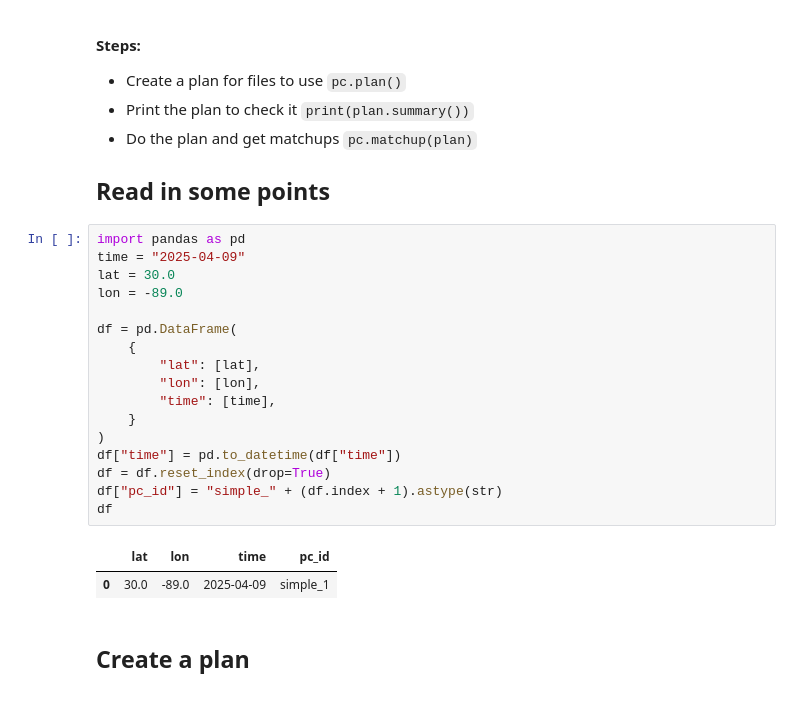
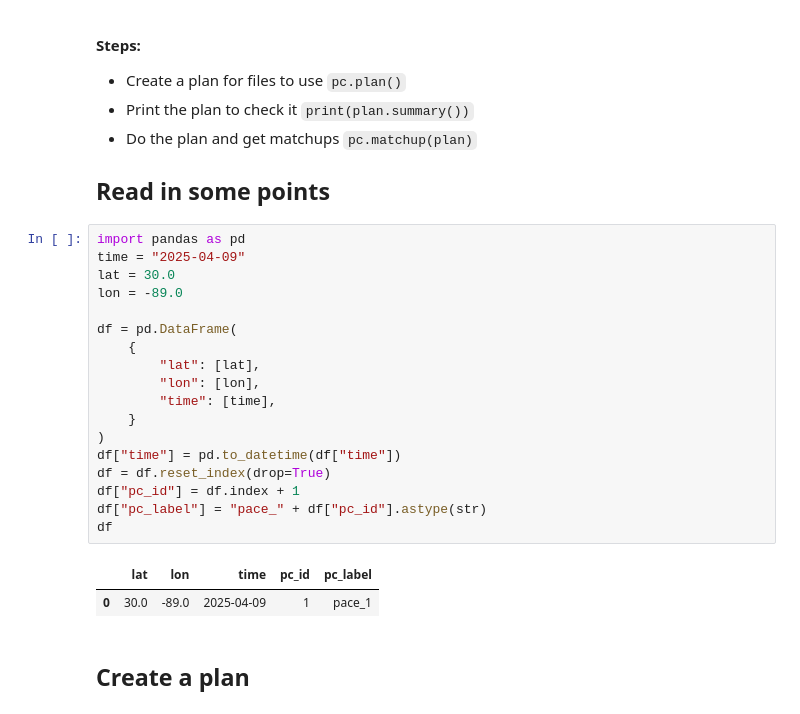
Before and after one commit to fish-pace/point-collocation, a Jupyter notebook: examples/docs_1_pace_l3.ipynb, the cells around one changed output. Saved outputs shown, nothing was run; the diff lists cells and outputs as text.

```diff
--- a/examples/docs_1_pace_l3.ipynb
+++ b/examples/docs_1_pace_l3.ipynb
@@ -12,23 +12,24 @@
 # %%
 import pandas as pd
 time = "2025-04-09"
 lat = 30.0
 lon = -89.0
 
 df = pd.DataFrame(
     {
         "lat": [lat],
         "lon": [lon],
         "time": [time],
     }
 )
 df["time"] = pd.to_datetime(df["time"])
 df = df.reset_index(drop=True)
-df["pc_id"] = "simple_" + (df.index + 1).astype(str)
+df["pc_id"] = df.index + 1
+df["pc_label"] = "pace_" + df["pc_id"].astype(str)
 df
 # %% [output]
-|  | lat | lon | time | pc_id |
-| 0 | 30.0 | -89.0 | 2025-04-09 | simple_1 |
+|  | lat | lon | time | pc_id | pc_label |
+| 0 | 30.0 | -89.0 | 2025-04-09 | 1 | pace_1 |
 # %% [markdown]
 ## Create a plan
 # %%
```
Also changed, not shown: parts of 2 cells of this notebook.
